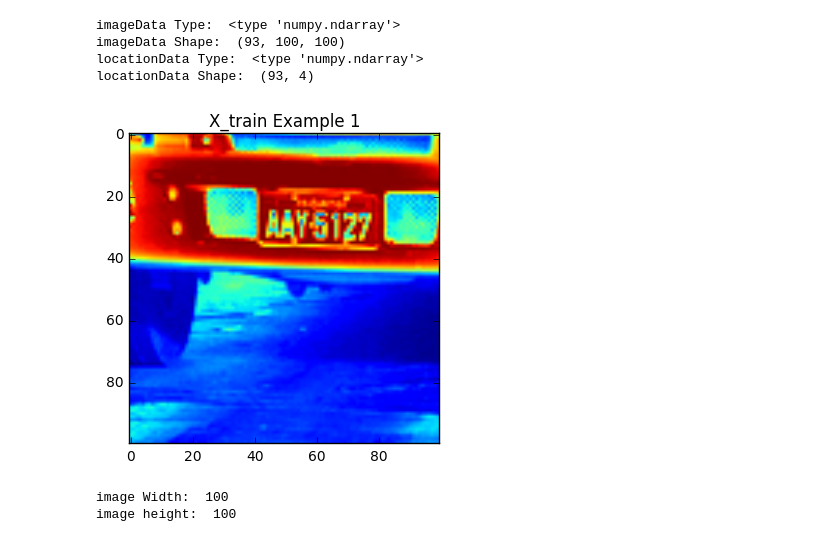
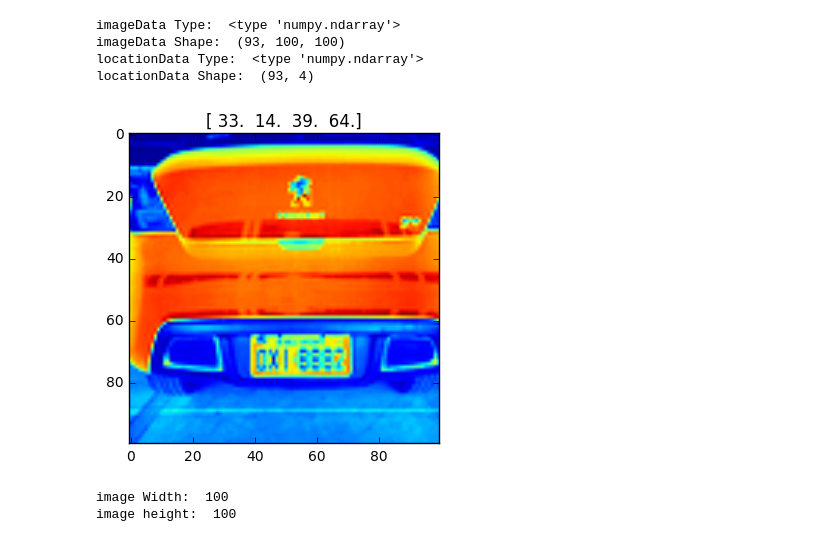
Before and after one commit to chriscanal/liscencePlateClassification, a Jupyter notebook: localizingPlates.ipynb, the cells around one changed output. Saved outputs shown, nothing was run; the diff lists cells and outputs as text; code cells hidden in the pictures.

```diff
--- a/localizingPlates.ipynb
+++ b/localizingPlates.ipynb
@@ -68,11 +68,12 @@ locationData Shape:  (93, 4)
 imageData = imageData/255.0
 # %%
 #Print example data to make sure everything looks good
-plt.imshow(imageData[0])
-plt.title('X_train Example 1')
+x = 92
+plt.imshow(imageData[x])
+plt.title(str(locationData[x]))
 plt.show()
 # %% [output]
-[figure, old version]
+[figure, new version]
 # %%
 #divide Data into test and train
 imageData = np.expand_dims(imageData, axis=1)
```
Also changed, not shown: parts of 14 cells of this notebook, 7 other files.
